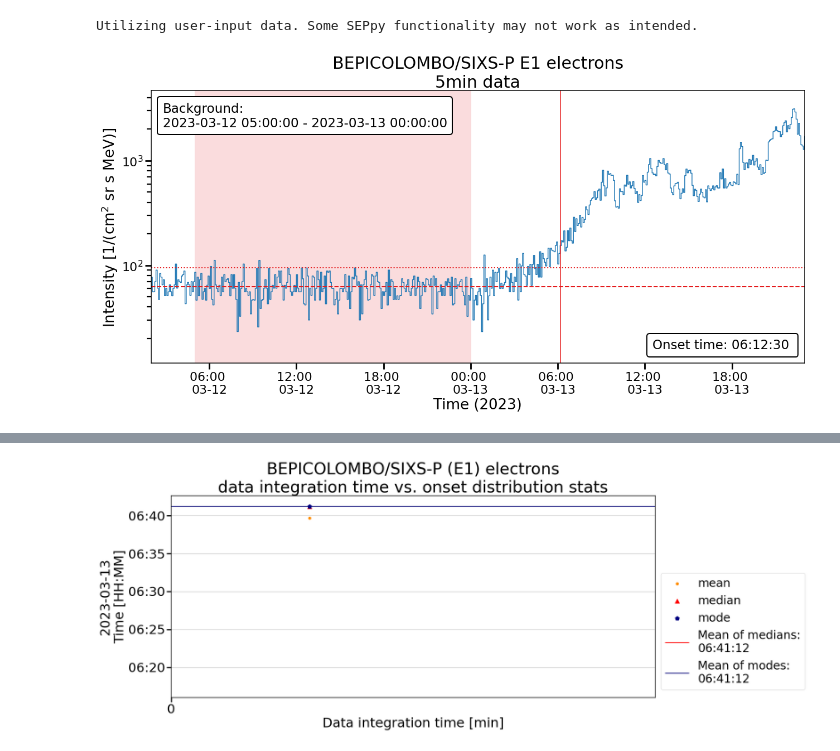
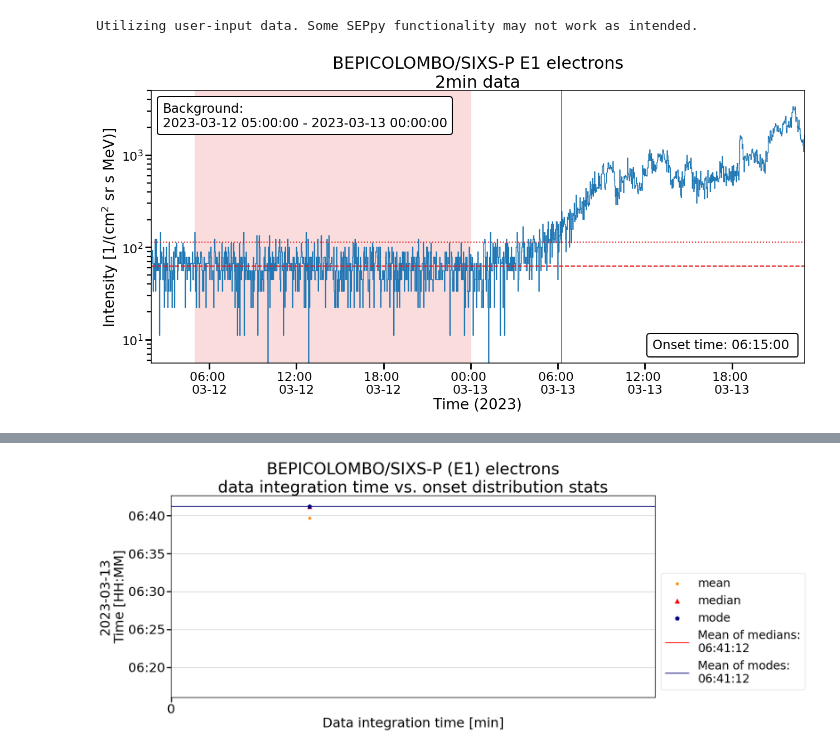
Before and after one commit to Christian-Palmroos/PyOnset, a Jupyter notebook: custom_data_testing.ipynb, the cells around one changed output, grey strips where cells are left out. Saved outputs shown, nothing was run; the diff lists cells and outputs as text; code cells hidden in the pictures.

```diff
--- a/custom_data_testing.ipynb
+++ b/custom_data_testing.ipynb
@@ -49,16 +49,27 @@ electrons = Onset(spacecraft="Bepicolombo", sensor="SIXS-P", species="electron",
                  data=df)
 # %% [output]
 Utilizing user-input data. Some SEPpy functionality may not work as intended.
+# %%
+# In case of custom data, the software needs to be explicitly told what are the boundaries of the energy channels
+
+sixs_e_lows = [55, 78, 134, 235, 1000, 1432, 4904]
+sixs_e_highs = [92, 143, 214, 331, 1193, 3165, 10000]
+
+sixs_p_lows = [0.801, 1.088, 1.407, 2.139, 3.647, 7.533, 13.211, 22.606, 29.246]
+sixs_p_highs = [1.254, 1.311, 1.608, 2.388, 4.241, 8.534, 15.515, 28.413, 40.]
+
+electrons.set_custom_channel_energies(low_bounds=sixs_e_lows, high_bounds=sixs_e_highs, unit="keV")
+#protons.set_custom_channel_energies(low_bounds=sixs_p_lows, high_bounds=sixs_p_highs, unit="MeV")
 # %%
 channel = "E1"
 plot_range = ["2023-03-12 02:00", "2023-03-13 23:00"]
 background = BootstrapWindow(start="2023-03-12 05:00", end="2023-03-13 00:00", bootstraps=1000)
-resample = "5 min"
-cusum_minutes = 10
+resample = "2 min"
+cusum_minutes = 60
 #
 onset_stats, flux_series = electrons.cusum_onset(channels=channel, background_range=background, xlim=plot_range, ylim=None,
                                              resample=resample, cusum_minutes=cusum_minutes, savepath="plots/onsets", save=False)
 # %% [output]
-[figure, old version]
+[figure, new version]
 # %%
 sample_size = 0.75
```
Also changed, not shown: parts of 3 cells of this notebook, 1 other file.
